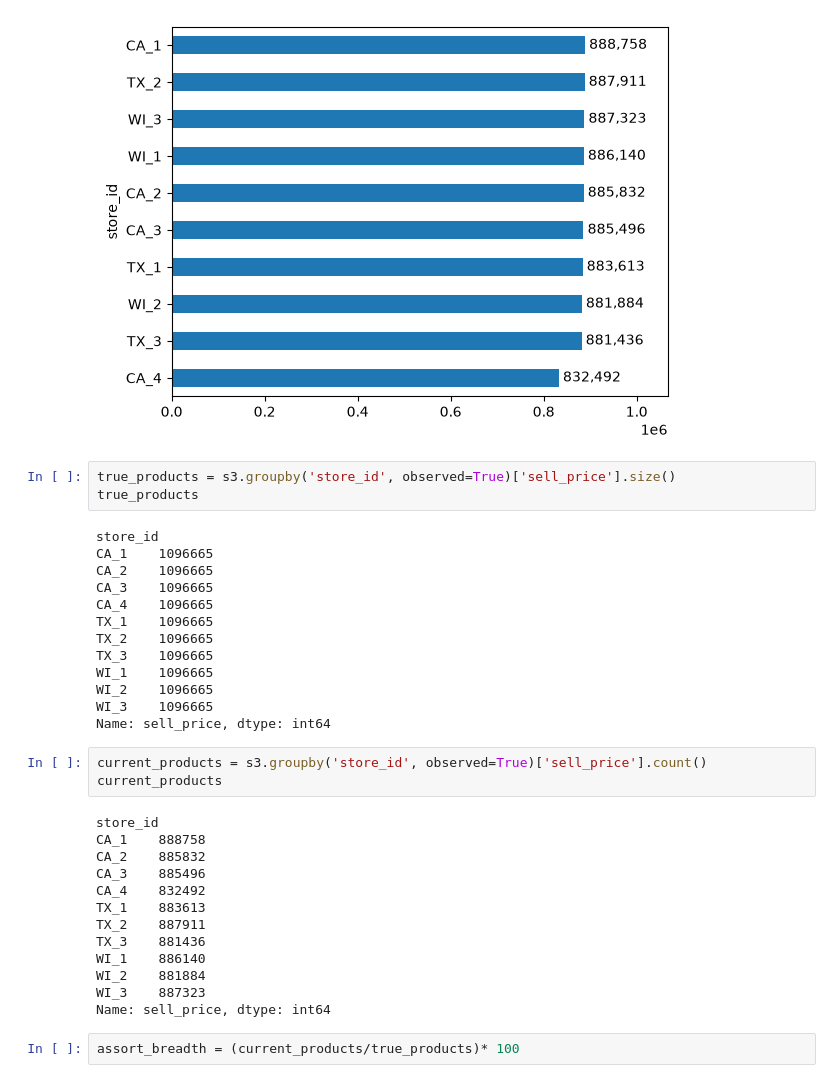
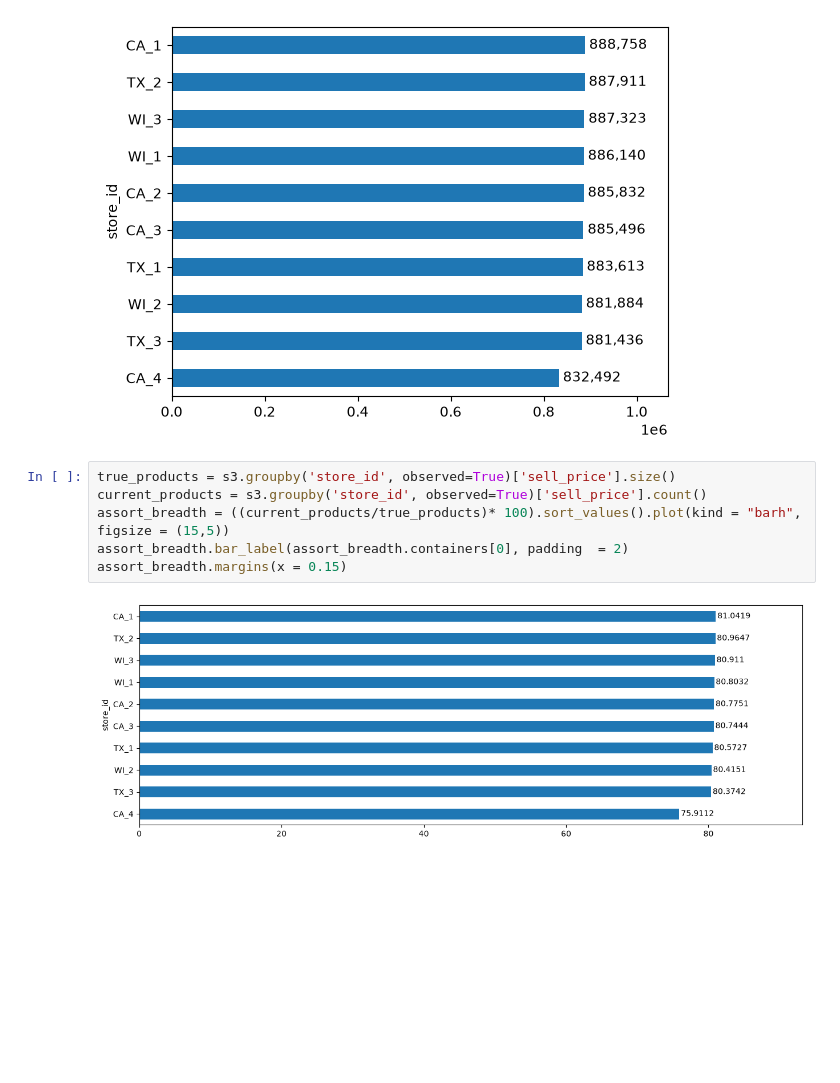
Before and after one commit to Hassan3924/M5-Forecasting, a Jupyter notebook: main.ipynb, the cells around one changed output. Saved outputs shown, nothing was run; the diff lists cells and outputs as text; blank space fills up the shorter version.

```diff
--- a/main.ipynb
+++ b/main.ipynb
@@ -569,37 +573,11 @@ ax.bar_label(ax.containers[0], fmt="{:,.0f}", padding=3)
 ax.margins(x=0.2)          # stops the labels clipping off the right edge
 # %% [output]
 [figure]
-# %%
-true_products = s3.groupby('store_id', observed=True)['sell_price'].size()
-true_products
-# %% [output]
-store_id
-CA_1    1096665
-CA_2    1096665
-CA_3    1096665
-CA_4    1096665
-TX_1    1096665
-TX_2    1096665
-TX_3    1096665
-WI_1    1096665
-WI_2    1096665
-WI_3    1096665
-Name: sell_price, dtype: int64
 # %%
+true_products = s3.groupby('store_id', observed=True)['sell_price'].size()
 current_products = s3.groupby('store_id', observed=True)['sell_price'].count()
-current_products
+assort_breadth = ((current_products/true_products)* 100).sort_values().plot(kind = "barh", figsize = (15,5))
+assort_breadth.bar_label(assort_breadth.containers[0], padding  = 2)
+assort_breadth.margins(x = 0.15)
 # %% [output]
-store_id
-CA_1    888758
-CA_2    885832
-CA_3    885496
-CA_4    832492
-TX_1    883613
-TX_2    887911
-TX_3    881436
-WI_1    886140
-WI_2    881884
-WI_3    887323
-Name: sell_price, dtype: int64
+[figure, added]
-# %%
-assort_breadth = (current_products/true_products)* 100
```
Also changed, not shown: parts of 18 cells of this notebook.
